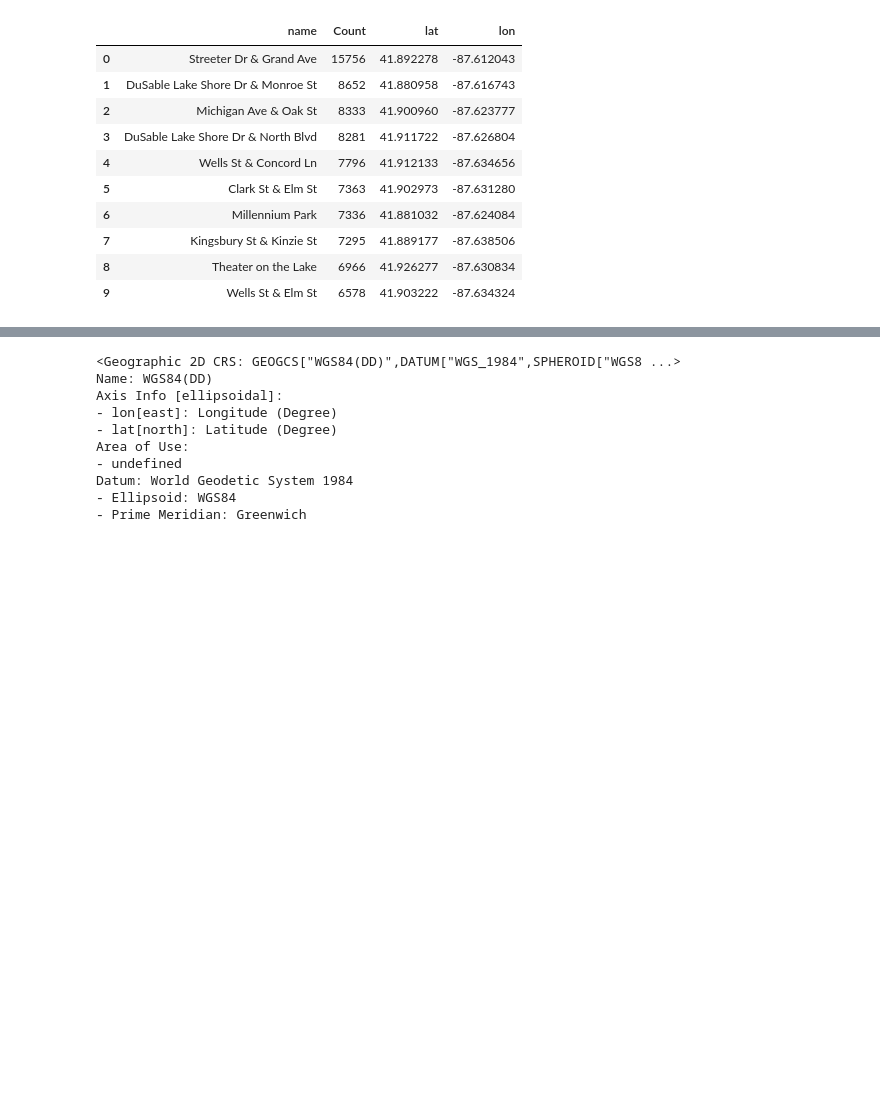
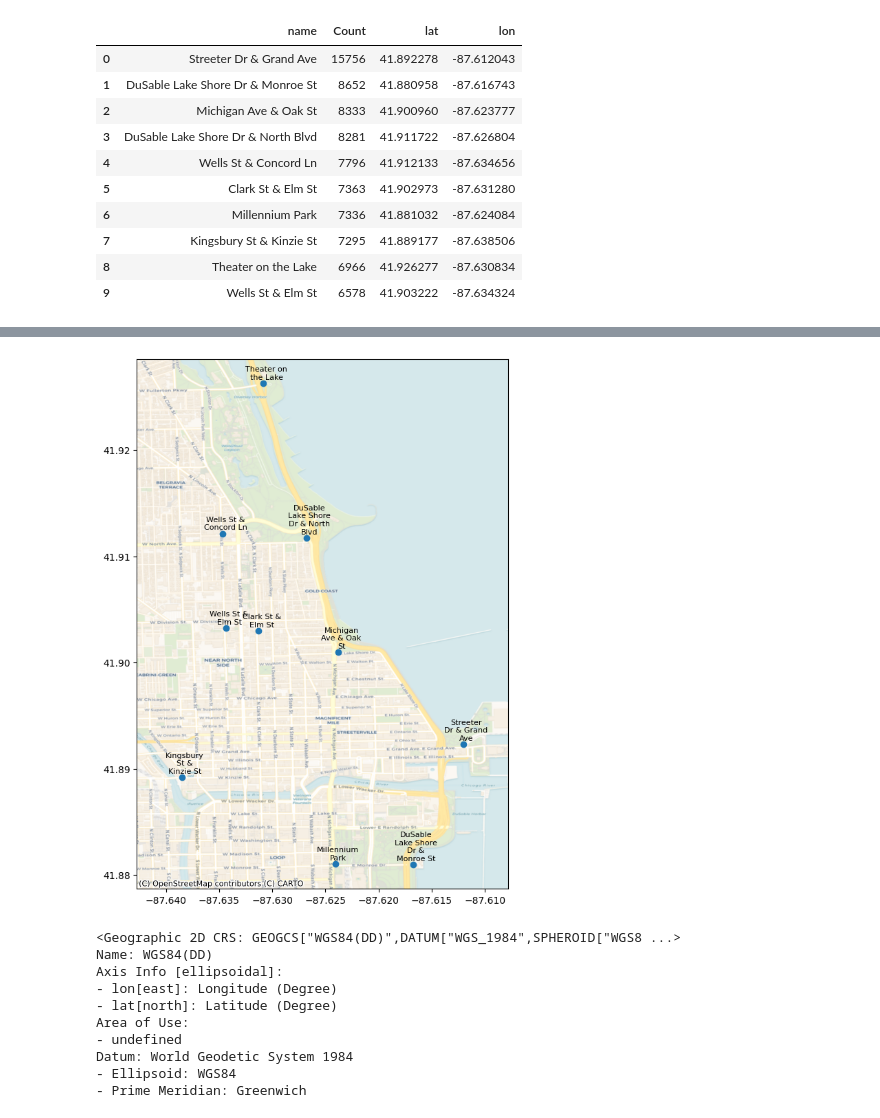
Before and after one commit to andyguo0228/bike_share_python, a Jupyter notebook: side_book.ipynb, the cells around one changed output, grey strips where cells are left out. Cells and saved outputs as stored; diff of their text form; code cells hidden in the pictures; blank space fills up the shorter version.

```diff
--- a/side_book.ipynb
+++ b/side_book.ipynb
@@ -160,3 +257,19 @@ cx.add_basemap(ax, crs=gdf.crs.to_string(), source=cx.providers.CartoDB.Voyager)
+# %%
+ax = gdf.plot(figsize=(10, 10))
+cx.add_basemap(ax, crs=gdf.crs.to_string(), source=cx.providers.CartoDB.Voyager)
+
+
+for i, r in gdf.iterrows():
+    wrapped_text = textwrap.fill(r['name'], width=10)
+    ax.annotate(wrapped_text, xy=(r.geometry.x, r.geometry.y), xytext=(3, 3), textcoords="offset points", fontsize=8, ha='center', va='bottom')
+
+buffer_ratio = 0.1
+x_range = ax.get_xlim()[1] - ax.get_xlim()[0]
+ax.set_xlim(ax.get_xlim()[0] - buffer_ratio * x_range, ax.get_xlim()[1] + buffer_ratio * x_range)
+
+plt.show()
+# %% [output]
+[figure, added]
 # %%
 chicago = gpd.read_file(gds.get_path('geoda.chicago_health'))
 chicago.head(5)
```
Also changed, not shown: parts of 17 cells of this notebook.
